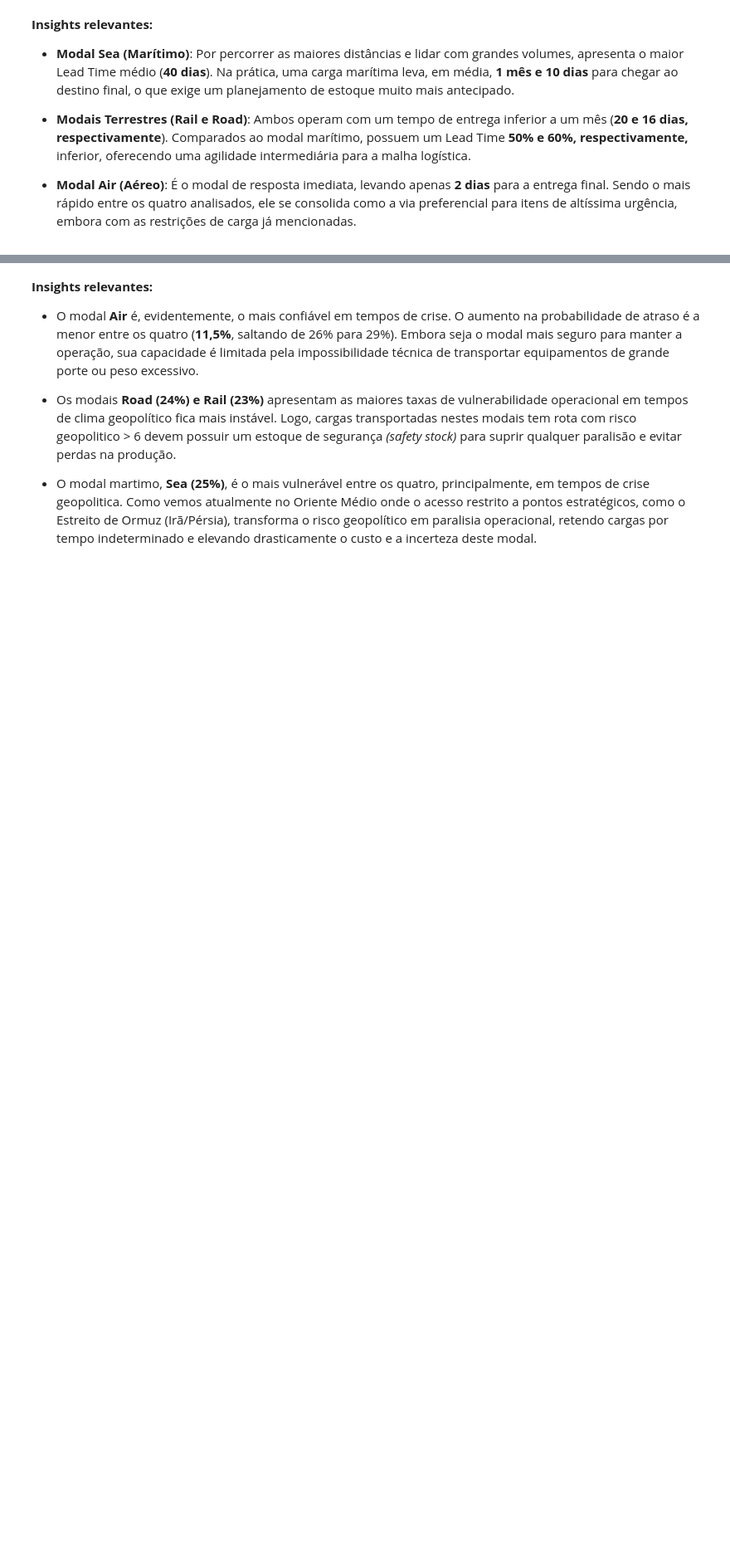
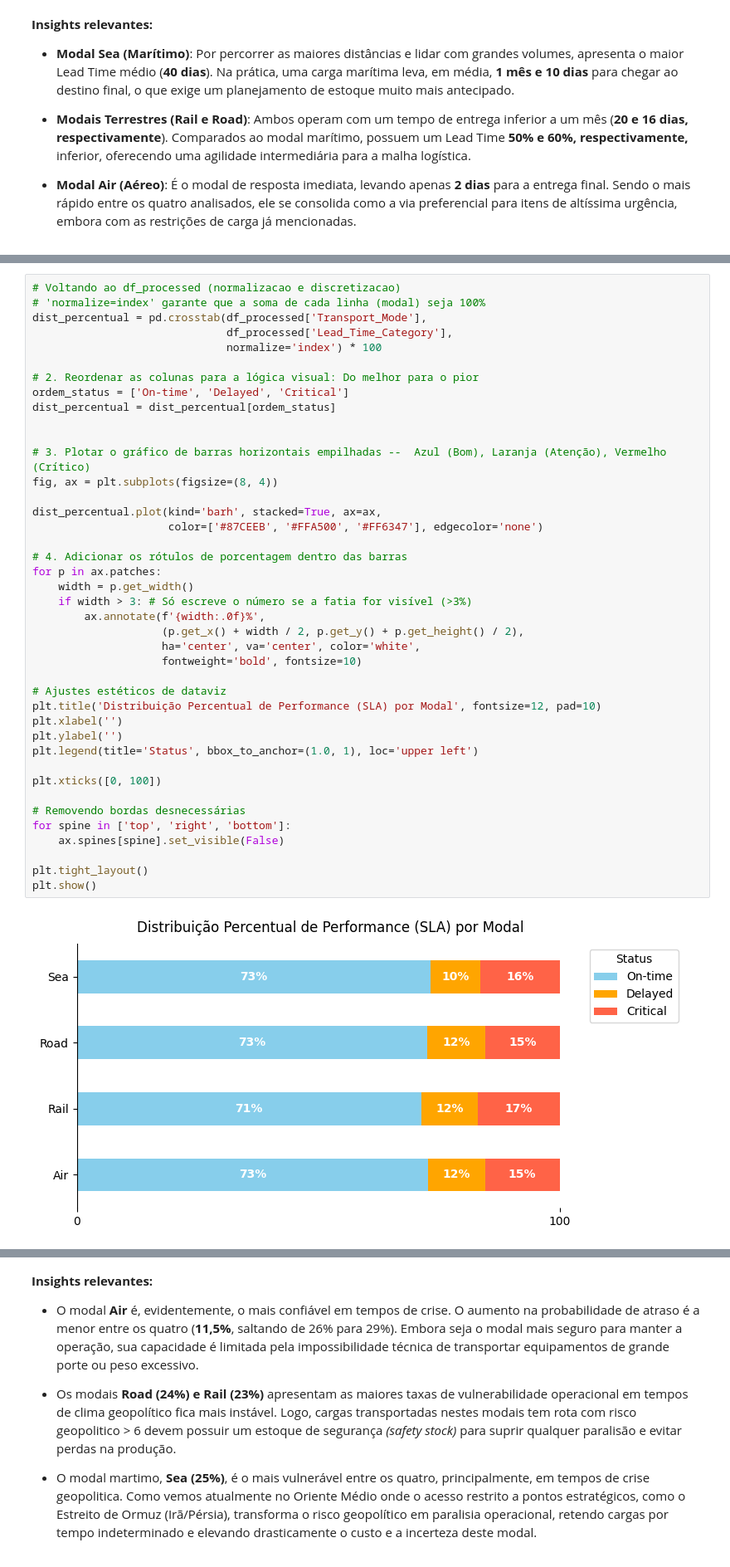
Before and after one commit to juliafarah/MVP_Data_Analysis, a Jupyter notebook: MVP_Data_Analysis.ipynb, the cells around one changed output, grey strips where cells are left out. Shown at 83% size. Drawn from its saved outputs; the diff is of its cells as text; blank space fills up the shorter version.

```diff
--- a/MVP_Data_Analysis.ipynb
+++ b/MVP_Data_Analysis.ipynb
@@ -421,0 +494,43 @@ plt.show()
+# %%
+# Voltando ao df_processed (normalizacao e discretizacao)
+# 'normalize=index' garante que a soma de cada linha (modal) seja 100%
+dist_percentual = pd.crosstab(df_processed['Transport_Mode'],
+                              df_processed['Lead_Time_Category'],
+                              normalize='index') * 100
+
+# 2. Reordenar as colunas para a lógica visual: Do melhor para o pior
+ordem_status = ['On-time', 'Delayed', 'Critical']
+dist_percentual = dist_percentual[ordem_status]
+
+
+# 3. Plotar o gráfico de barras horizontais empilhadas --  Azul (Bom), Laranja (Atenção), Vermelho (Crítico)
+fig, ax = plt.subplots(figsize=(8, 4))
+
+dist_percentual.plot(kind='barh', stacked=True, ax=ax,
+                     color=['#87CEEB', '#FFA500', '#FF6347'], edgecolor='none')
+
+# 4. Adicionar os rótulos de porcentagem dentro das barras
+for p in ax.patches:
+    width = p.get_width()
+    if width > 3: # Só escreve o número se a fatia for visível (>3%)
+        ax.annotate(f'{width:.0f}%',
+                    (p.get_x() + width / 2, p.get_y() + p.get_height() / 2),
+                    ha='center', va='center', color='white',
+                    fontweight='bold', fontsize=10)
+
+# Ajustes estéticos de dataviz
+plt.title('Distribuição Percentual de Performance (SLA) por Modal', fontsize=12, pad=10)
+plt.xlabel('')
+plt.ylabel('')
+plt.legend(title='Status', bbox_to_anchor=(1.0, 1), loc='upper left')
+
+plt.xticks([0, 100])
+
+# Removendo bordas desnecessárias
+for spine in ['top', 'right', 'bottom']:
+    ax.spines[spine].set_visible(False)
+
+plt.tight_layout()
+plt.show()
+# %% [output]
+[figure, added]
```
Also changed, not shown: parts of 24 cells of this notebook.
